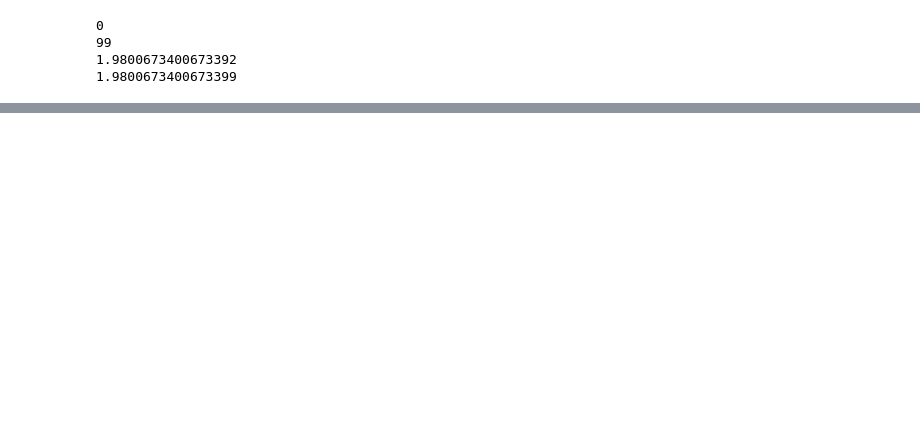
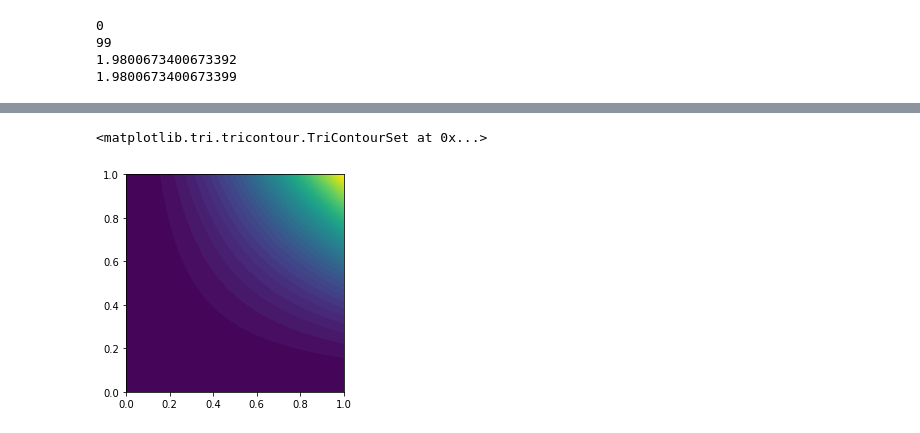
Before and after one commit to eliaslm/thesis, a Jupyter notebook: experiments.ipynb, the cells around one changed output, grey strips where cells are left out. Saved outputs shown, nothing was run; the diff lists cells and outputs as text; code cells hidden in the pictures; blank space fills up the shorter version.

```diff
--- a/experiments.ipynb
+++ b/experiments.ipynb
@@ -44,0 +72,5 @@ plot(mesh)
+# %%
+plot(f2)
+# %% [output]
+<matplotlib.tri.tricontour.TriContourSet at 0x...>
+[figure, added]
```
Also changed, not shown: parts of 21 cells of this notebook, 3 other files.
